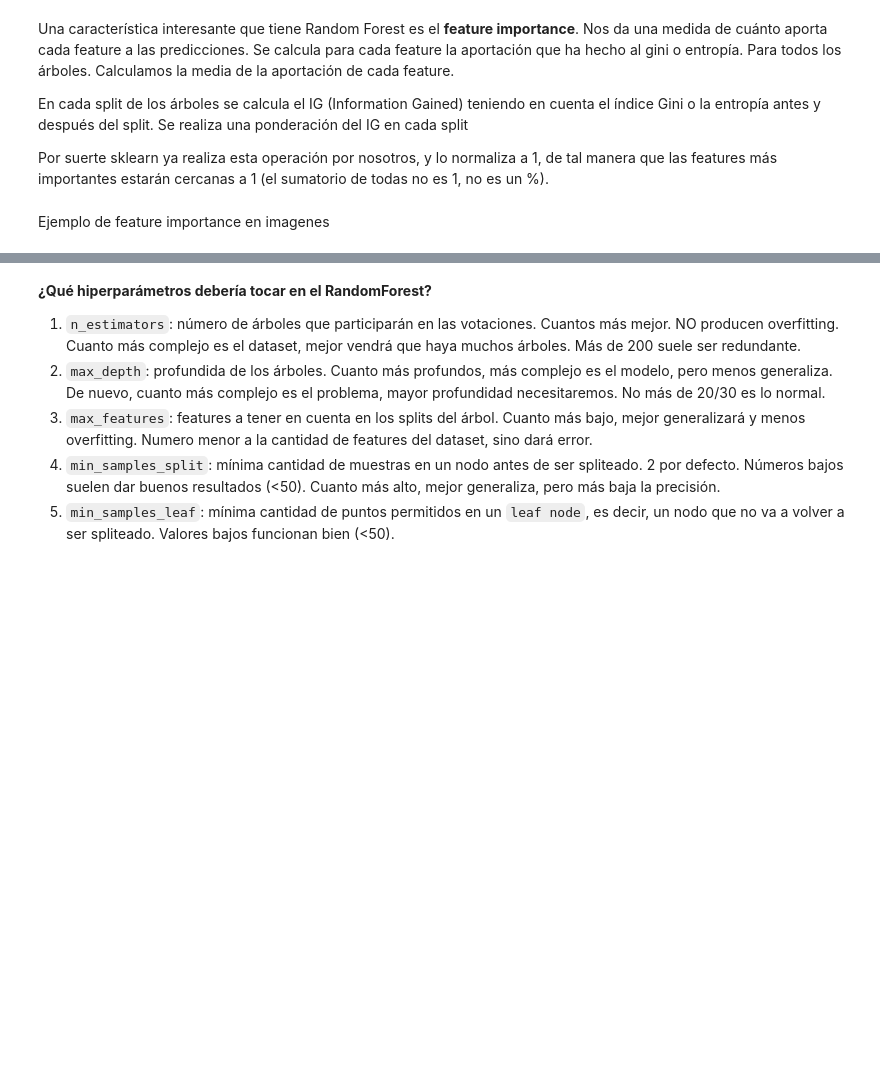
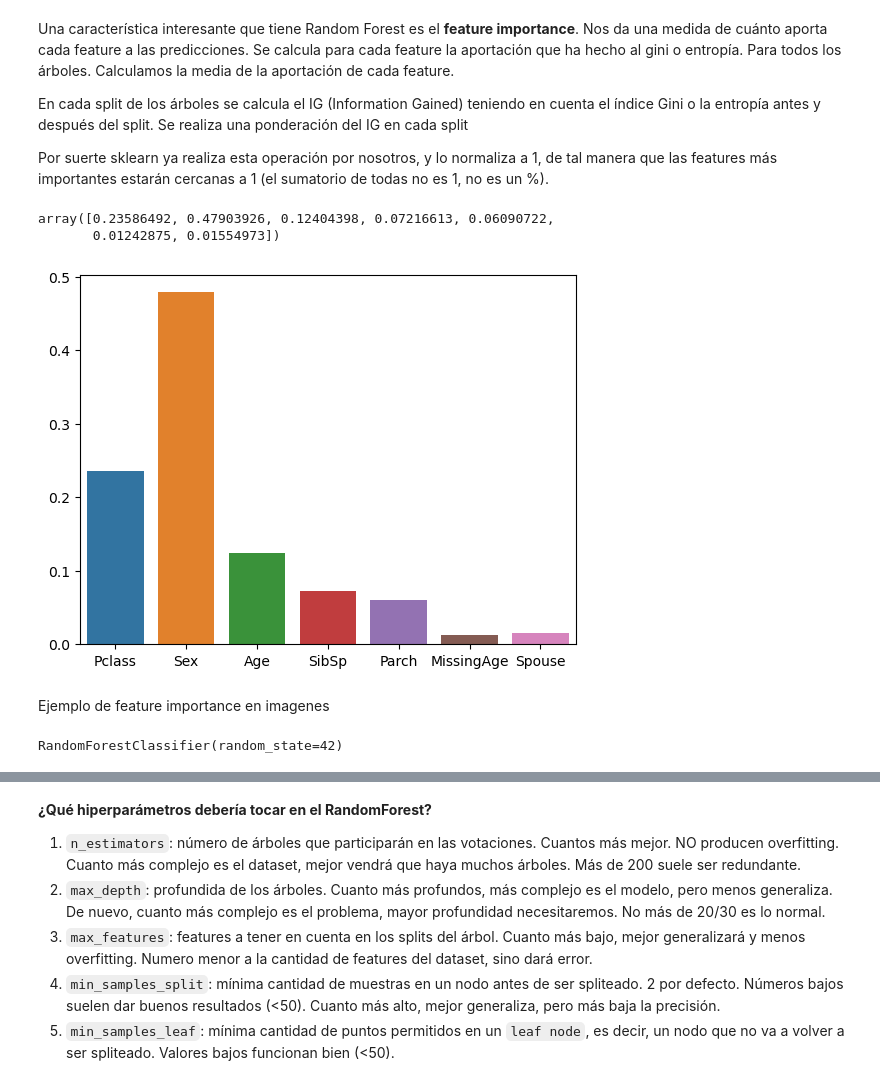
Before and after one commit to rafazamb/DS_PT_PR_SEP22, a Jupyter notebook: 03-Machine_Learning/01-Supervisado/06-Random Forest y Boosting/Random Forest y Boosting.ipynb, the cells around one changed output, grey strips where cells are left out. Cells and saved outputs as stored; diff of their text form; code cells hidden in the pictures; blank space fills up the shorter version.

```diff
--- a/03-Machine_Learning/01-Supervisado/06-Random Forest y Boosting/Random Forest y Boosting.ipynb
+++ b/03-Machine_Learning/01-Supervisado/06-Random Forest y Boosting/Random Forest y Boosting.ipynb
@@ -4,3 +4,11 @@
 ## Carga de datos
 # %% [markdown]
 **Clasificación**
+# %%
+import pandas as pd
+import numpy as np
+import matplotlib.pyplot as plt
+import seaborn as sns
+
+df = pd.read_csv('data/titanic_modified.csv')
+df.info()
@@ -6,0 +31,11 @@
+# %%
+from sklearn.model_selection import train_test_split
+
+X = df.drop(columns=['Survived'])
+y = df.Survived
+
+classes = X.columns.values.tolist()
+
+X_train, X_test, y_train, y_test = train_test_split(X,y,
+                                                   test_size=0.2,
+                                                   random_state=55)
@@ -16,3 +70,15 @@ Demo: https://waternova.github.io/random-forest-viz/
 ![image.png](attachment:image.png)
 # %% [markdown]
 **RandomForestClassifier**
+# %%
+from sklearn.ensemble import RandomForestClassifier
+from sklearn.metrics import accuracy_score
+
+rnd_clf = RandomForestClassifier(n_estimators=500,
+                                max_depth=4,
+                                random_state=42)
+
+rnd_clf.fit(X_train, y_train)
+
+y_pred_rf = rnd_clf.predict(X_test)
+accuracy_score(y_test, y_pred_rf)
@@ -22,5 +90,21 @@ Una característica interesante que tiene Random Forest es el **feature importan
 En cada split de los árboles se calcula el IG (Information Gained) teniendo en cuenta el índice Gini o la entropía antes y después del split. Se realiza una ponderación del IG en cada split
 
 Por suerte sklearn ya realiza esta operación por nosotros, y lo normaliza a 1, de tal manera que las features más importantes estarán cercanas a 1 (el sumatorio de todas no es 1, no es un %).
+# %%
+rnd_clf.feature_importances_
+# %% [output]
+array([0.23586492, 0.47903926, 0.12404398, 0.07216613, 0.06090722,
+       0.01242875, 0.01554973])
+# %%
+sns.barplot(x=classes, y=rnd_clf.feature_importances_);
+# %% [output]
+[figure, added]
 # %% [markdown]
 Ejemplo de feature importance en imagenes
+# %%
+from sklearn.datasets import load_digits
+digits = load_digits()
+rnd_clf = RandomForestClassifier(random_state=42)
+rnd_clf.fit(digits['data'], digits['target'])
+# %% [output]
+RandomForestClassifier(random_state=42)
```
Also changed, not shown: parts of 23 cells of this notebook.
